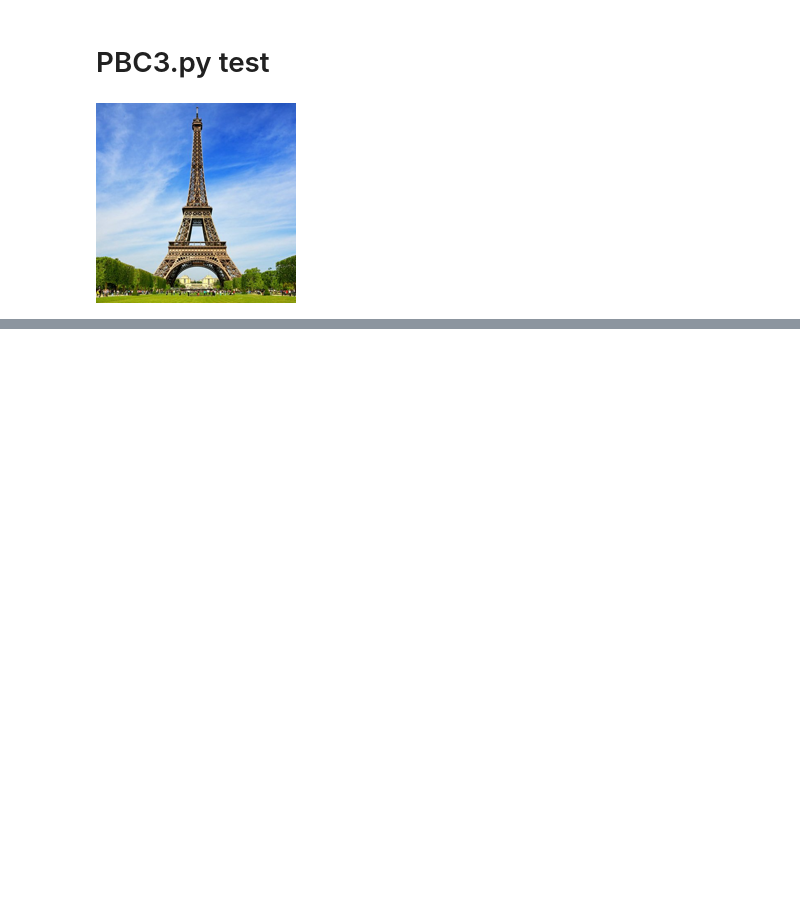
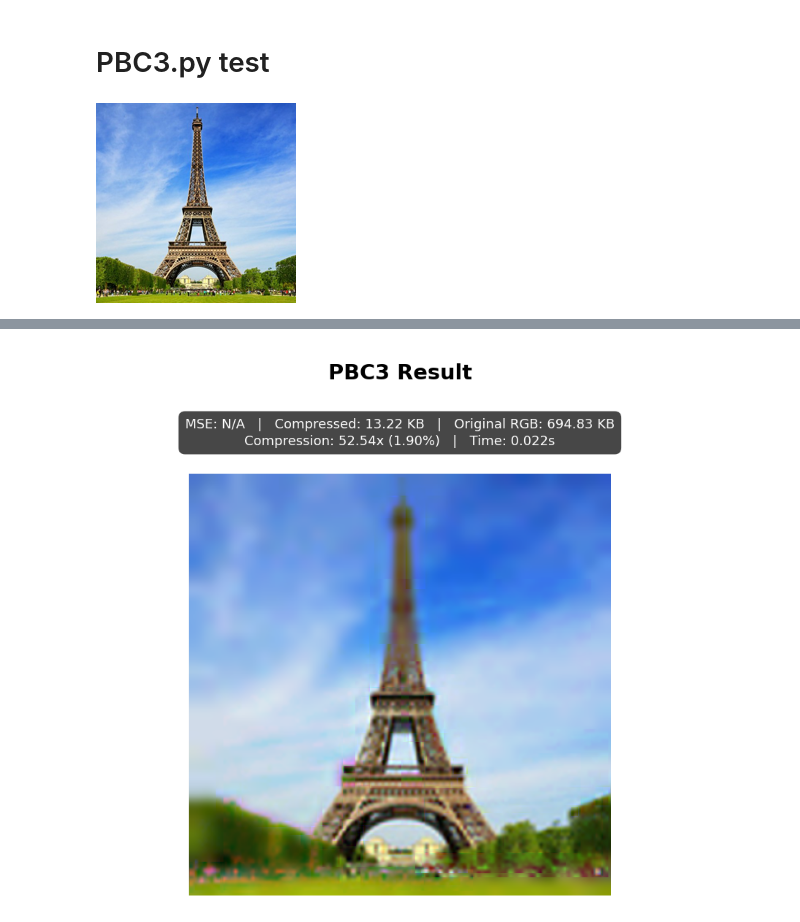
Before and after one commit to EgeEken/PBC, a Jupyter notebook: PBC3_TEST.ipynb, the cells around one changed output, grey strips where cells are left out. Drawn from its saved outputs; the diff is of its cells as text; code cells hidden in the pictures; blank space fills up the shorter version.

```diff
--- a/PBC3_TEST.ipynb
+++ b/PBC3_TEST.ipynb
@@ -58,0 +69,43 @@ Encoded and decoded images are identical.
+# %%
+cfg = PBC3Config(
+    downsample_cell_size=16,
+    downsample_palette_bitcount=5,
+    patch_palette_bitcount=4,
+    mask_size=16,
+    patch_count=200,
+
+    search_depth=1,
+    proposal_depth=1,
+    top_k=1,
+    anchor_block_size=5,
+
+    min_patch_size=8,
+    max_patch_size=256,
+    min_cell_size=1,
+    max_cell_size=16,
+    cell_sizes_per_candidate=1,
+)
+
+res = PBC3.compress(img, cfg)
+
+print(f"MSE: {res.mse}, Compressed Size: {len(res.data) / 1024:.2f} KB")
+if res.verify():
+    print("Verification successful: Encoded and decoded images are identical.")
+    res.show()
+else:
+    print("Verification failed: Encoded and decoded images differ.")
+    plt.figure(figsize=(10, 5))
+    plt.subplot(1, 3, 1)
+    plt.title("Encoded Image")
+    plt.imshow(res.image)
+    plt.axis("off")
+    plt.subplot(1, 3, 2)
+    plt.title("Decoded Image")
+    plt.imshow(decoded.image)
+    plt.axis("off")
+    plt.subplot(1, 3, 3)
+    plt.title("Difference")
+    diff = np.abs(np.array(res.image).astype(int) - np.array(decoded.image).astype(int))
+    plt.imshow(diff)
+    plt.axis("off")
+    plt.show()
@@ -58,0 +114,4 @@ Encoded and decoded images are identical.
+# %%
+PBC3.decompress(res.data).show()
+# %% [output]
+[figure, added]
```
Also changed, not shown: parts of 10 cells of this notebook, 1 other file.
